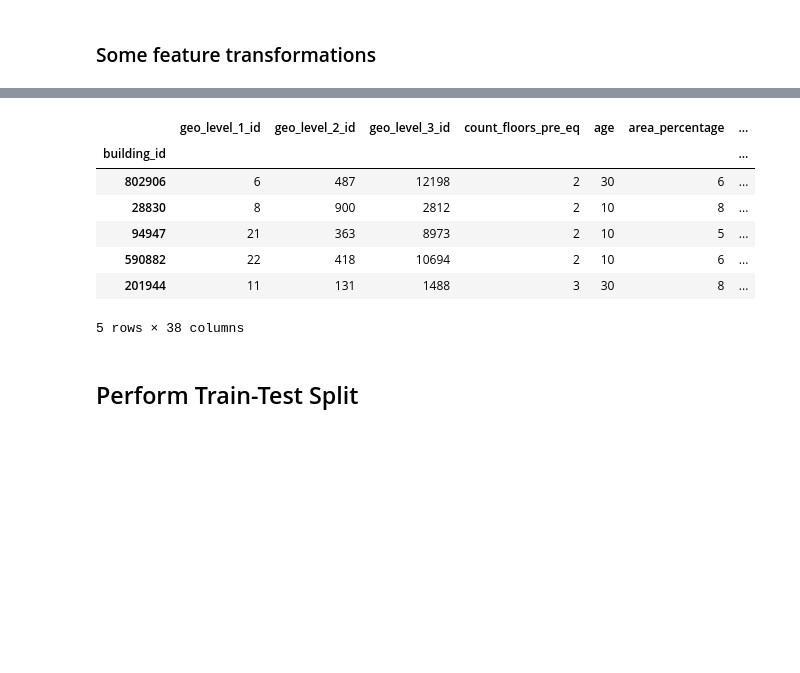
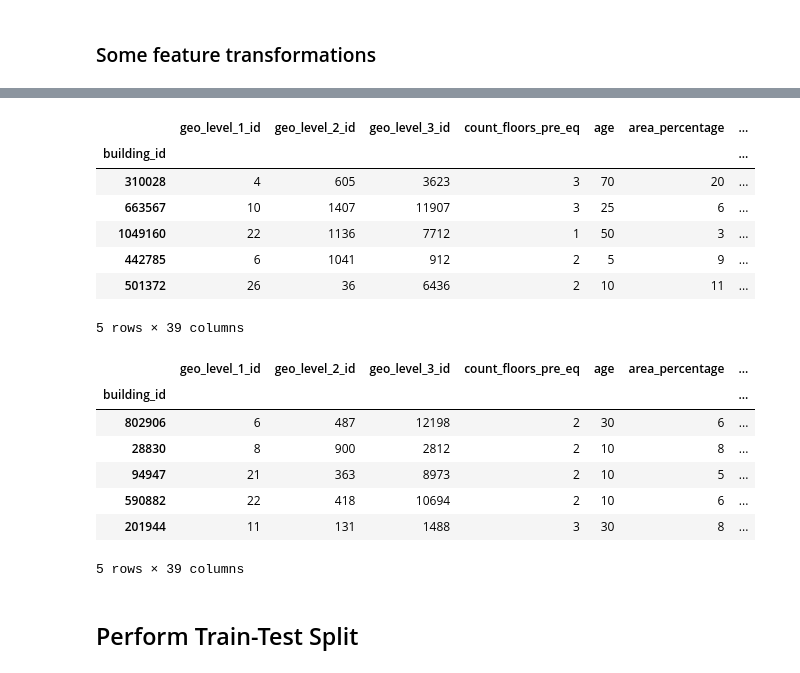
Before and after one commit to suvofalcon/Py-SpringboardAIML, a Jupyter notebook: _15_DrivenData/_01_RichtersPredictor.ipynb, the cells around one changed output, grey strips where cells are left out. Drawn from its saved outputs; the diff is of its cells as text; code cells hidden in the pictures; blank space fills up the shorter version.

```diff
--- a/_15_DrivenData/_01_RichtersPredictor.ipynb
+++ b/_15_DrivenData/_01_RichtersPredictor.ipynb
@@ -147,3 +147,13 @@ dtale.show(train_features)
 [interactive output not drawn]
 # %% [markdown]
 ### Some feature transformations
+# %%
+# We will add an attribute to join with the test features and later on split on this attribute.
+# This will not be used for modelling
+train_features['train_set'] = 1
+test_features['train_set'] = 0
+
+# Concat both the dataframes
+features = [train_features, test_features]
+features = pd.concat(features)
+features.head()
@@ -150,3 +169,15 @@ dtale.show(train_features)
+# %%
+# similarly check whether the test features has also be concatenated
+features.tail()
+# %% [output]
+|  | geo_level_1_id | geo_level_2_id | geo_level_3_id | count_floors_pre_eq | age | area_percentage | ... |
+| building_id |  |  |  |  |  |  | ... |
+| 310028 | 4 | 605 | 3623 | 3 | 70 | 20 | ... |
+| 663567 | 10 | 1407 | 11907 | 3 | 25 | 6 | ... |
+| 1049160 | 22 | 1136 | 7712 | 1 | 50 | 3 | ... |
+| 442785 | 6 | 1041 | 912 | 2 | 5 | 9 | ... |
+| 501372 | 26 | 36 | 6436 | 2 | 10 | 11 | ... |
+5 rows × 39 columns
 # %%
 # Transforming Label Transformations
 label_encoder = LabelEncoder()
@@ -163,6 +194,6 @@ train_features['legal_ownership_status'] = label_encoder.fit_transform(train_fea
 # %%
 # Check few rows after transformation
-train_features.head()
+features.head()
 # %% [output]
 |  | geo_level_1_id | geo_level_2_id | geo_level_3_id | count_floors_pre_eq | age | area_percentage | ... |
 | building_id |  |  |  |  |  |  | ... |
@@ -171,7 +202,7 @@ train_features.head()
 | 94947 | 21 | 363 | 8973 | 2 | 10 | 5 | ... |
 | 590882 | 22 | 418 | 10694 | 2 | 10 | 6 | ... |
 | 201944 | 11 | 131 | 1488 | 3 | 30 | 8 | ... |
-5 rows × 38 columns
+5 rows × 39 columns
 # %% [markdown]
 ## Perform Train-Test Split
 # %%
```
Also changed, not shown: parts of 16 cells of this notebook, 1 other file.
